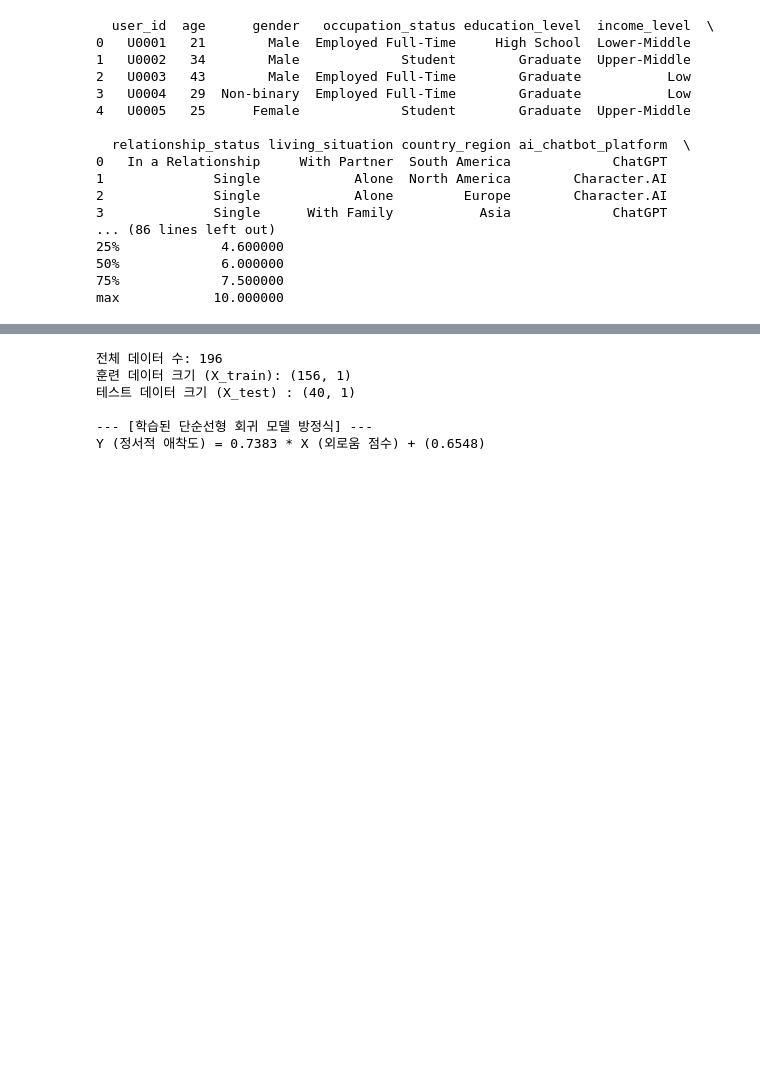
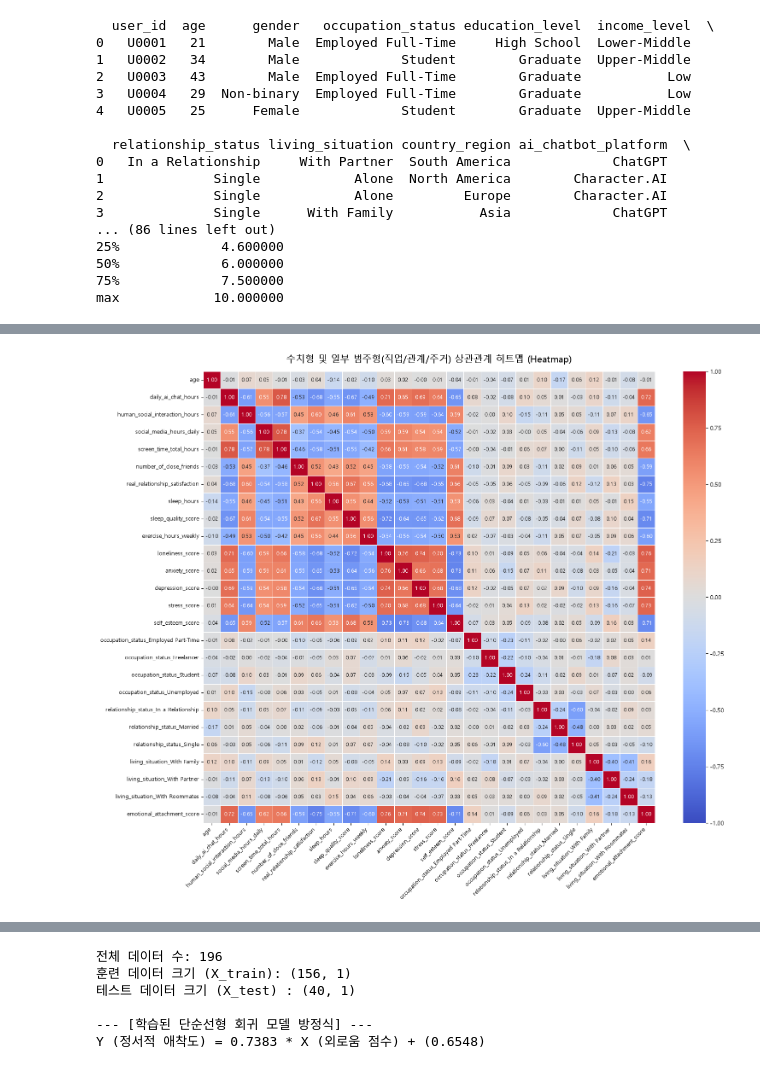
Before and after one commit to ncr0212/DependencyOfAICompanion, a Jupyter notebook: SimpleLinearRegression.ipynb, the cells around one changed output, grey strips where cells are left out. Cells and saved outputs as stored; diff of their text form; code cells hidden in the pictures; blank space fills up the shorter version.

```diff
--- a/SimpleLinearRegression.ipynb
+++ b/SimpleLinearRegression.ipynb
@@ -174,30 +194,32 @@ display(X.head())
 # %%
 # ===========================================================================================================
 # EDA: 상관관계 히트맵 (수치형 피처 + 보류 해제 범주형 3종 피처)
 # ===========================================================================================================
 
 # 수치형 피처 + 보류 해제 범주형 3종 더미 변수가 포함된 df_final 기준으로 상관계수 행렬 계산
 corr_matrix = df_final.corr()
 
 # 히트맵 시각화
 plt.figure(figsize=(16, 13))
 sns.heatmap(
     corr_matrix,
     annot=True,
     fmt='.2f',
     cmap='coolwarm',
     vmin=-1,
     vmax=1,
     center=0,
     linewidths=0.5,
     square=True,
     annot_kws={'size': 9}
 )
-plt.title('수치형 및 보류 해제 범주형(직업/관계/주거) 상관관계 히트맵 (Heatmap)', fontsize=16, pad=15)
+plt.title('수치형 및 일부 범주형(직업/관계/주거) 상관관계 히트맵 (Heatmap)', fontsize=16, pad=15)
 plt.xticks(rotation=45, ha='right', fontsize=9)
 plt.yticks(rotation=0, fontsize=9)
 plt.tight_layout()
 plt.show()
+# %% [output]
+[figure, added]
 # %%
 # ===========================================================================================================
 # EDA: 종속 변수(Target) vs 주요 요인 간의 산점도 및 선형 추세선 시각화
```
Also changed, not shown: parts of 3 cells of this notebook, 3 other files.
